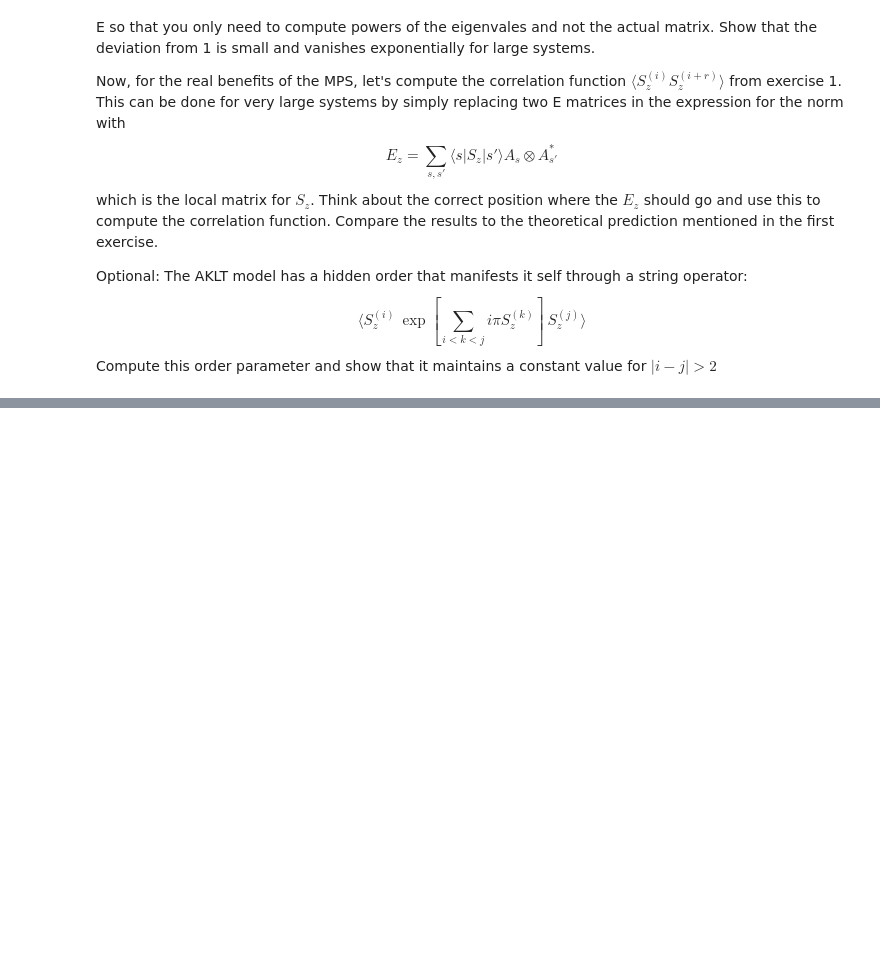
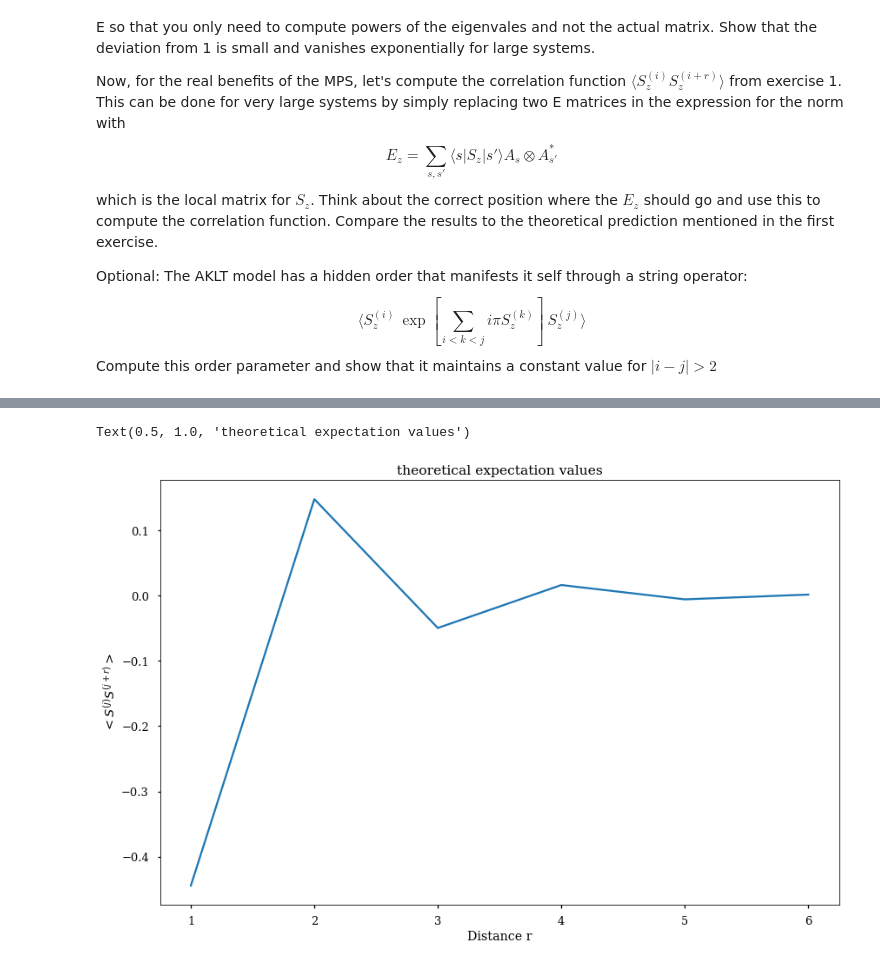
Before and after one commit to mathieukaltschmidt/Computational-Quantum-Dynamics, a Jupyter notebook: Exercise sheet 8/Exercise8_Mathieu-Kaltschmidt_Carl-von-Randow.ipynb, the cells around one changed output, grey strips where cells are left out. Cells and saved outputs as stored; diff of their text form; code cells hidden in the pictures; blank space fills up the shorter version.

```diff
--- a/Exercise sheet 8/Exercise8_Mathieu-Kaltschmidt_Carl-von-Randow.ipynb
+++ b/Exercise sheet 8/Exercise8_Mathieu-Kaltschmidt_Carl-von-Randow.ipynb
@@ -322,0 +458,9 @@ Compute this order parameter and show that it maintains a constant value for $|i
+# %%
+#theoretical values for reference
+plt.plot(r,SpinCorrelationTheo(4/3,r))
+plt.xlabel("Distance r")
+plt.ylabel("$<S^{(j)} S^{(j+r)}>$")
+plt.title("theoretical expectation values")
+# %% [output]
+Text(0.5, 1.0, 'theoretical expectation values')
+[figure, added]
```
Also changed, not shown: parts of 20 cells of this notebook.
